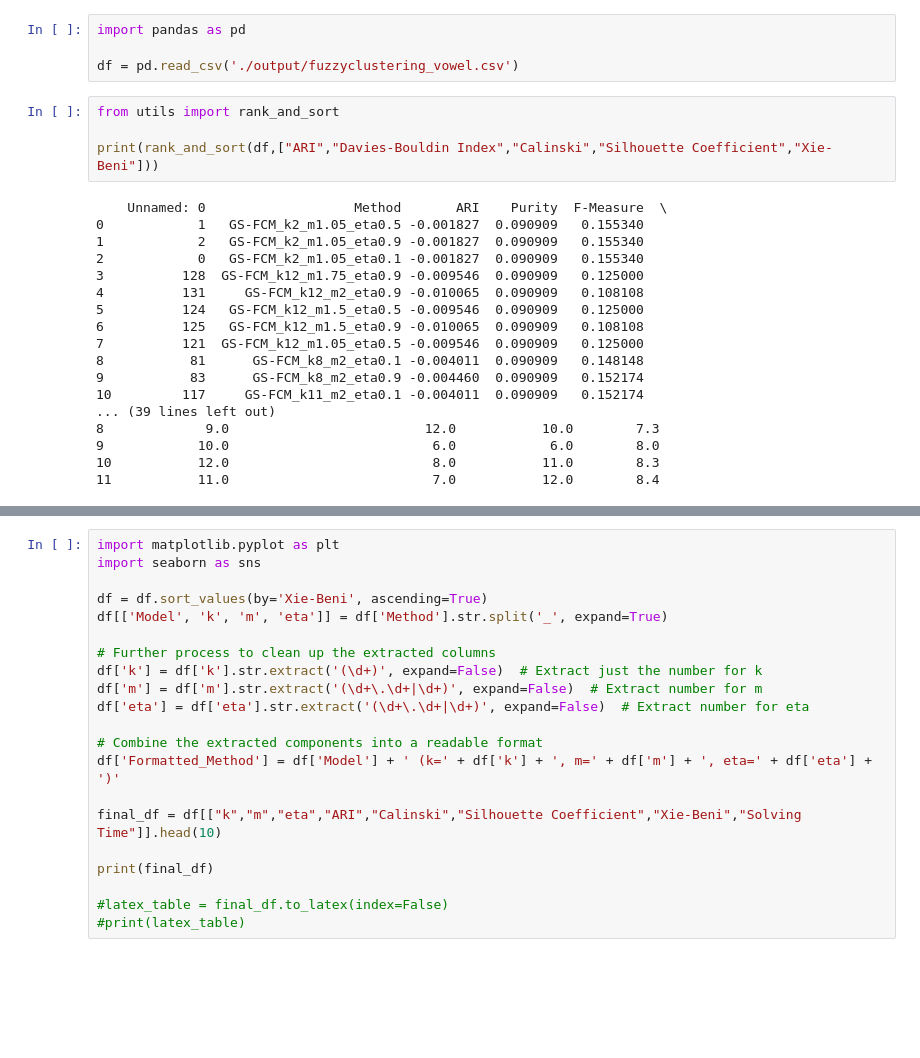
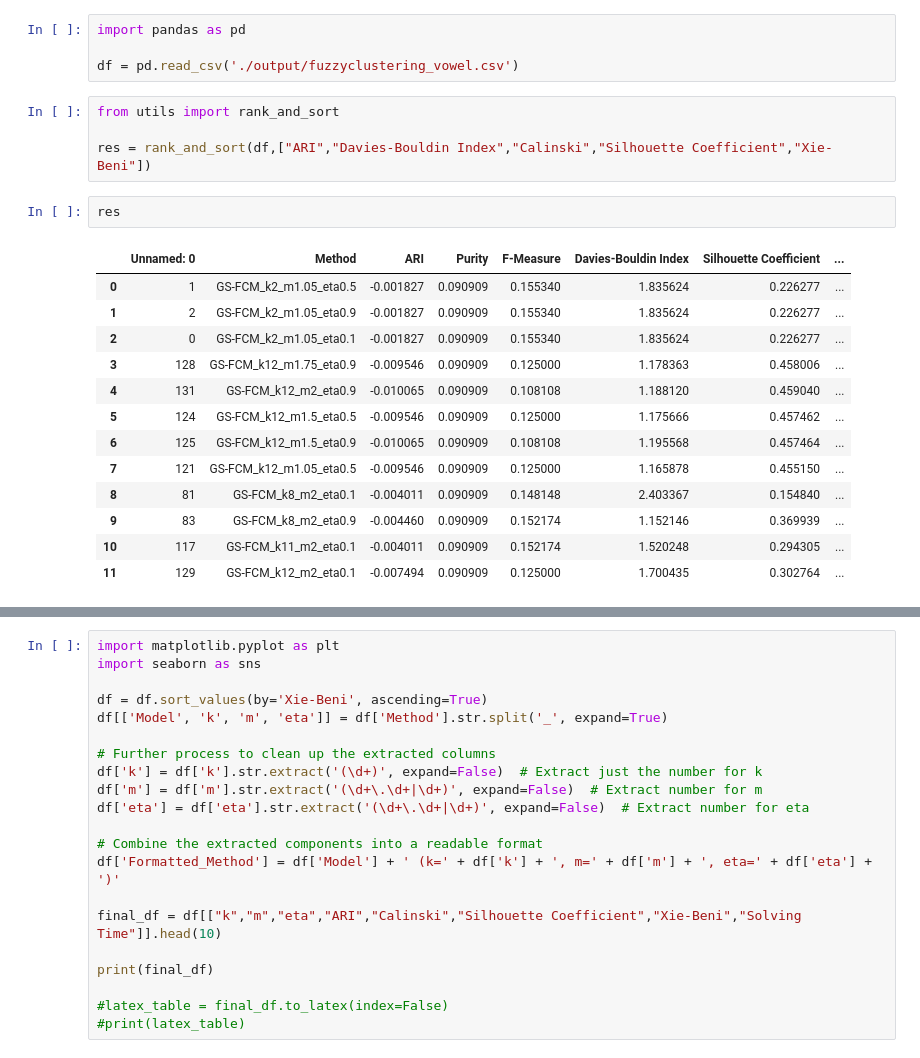
Before and after one commit to Bernat-C/Clustering-Analysis, a Jupyter notebook: testing_bernat.ipynb, the cells around one changed output, grey strips where cells are left out. Saved outputs shown, nothing was run; the diff lists cells and outputs as text; blank space fills up the shorter version.

```diff
--- a/testing_bernat.ipynb
+++ b/testing_bernat.ipynb
@@ -63,22 +63,20 @@ df = pd.read_csv('./output/fuzzyclustering_vowel.csv')
 # %%
 from utils import rank_and_sort
 
-print(rank_and_sort(df,["ARI","Davies-Bouldin Index","Calinski","Silhouette Coefficient","Xie-Beni"]))
+res = rank_and_sort(df,["ARI","Davies-Bouldin Index","Calinski","Silhouette Coefficient","Xie-Beni"])
-# %% [output]
-    Unnamed: 0                   Method       ARI    Purity  F-Measure  \
-0            1   GS-FCM_k2_m1.05_eta0.5 -0.001827  0.090909   0.155340
-1            2   GS-FCM_k2_m1.05_eta0.9 -0.001827  0.090909   0.155340
-2            0   GS-FCM_k2_m1.05_eta0.1 -0.001827  0.090909   0.155340
-3          128  GS-FCM_k12_m1.75_eta0.9 -0.009546  0.090909   0.125000
-4          131     GS-FCM_k12_m2_eta0.9 -0.010065  0.090909   0.108108
-5          124   GS-FCM_k12_m1.5_eta0.5 -0.009546  0.090909   0.125000
-6          125   GS-FCM_k12_m1.5_eta0.9 -0.010065  0.090909   0.108108
-7          121  GS-FCM_k12_m1.05_eta0.5 -0.009546  0.090909   0.125000
-8           81      GS-FCM_k8_m2_eta0.1 -0.004011  0.090909   0.148148
-9           83      GS-FCM_k8_m2_eta0.9 -0.004460  0.090909   0.152174
-10         117     GS-FCM_k11_m2_eta0.1 -0.004011  0.090909   0.152174
-... (39 lines left out)
-8             9.0                         12.0           10.0        7.3
-9            10.0                          6.0            6.0        8.0
-10           12.0                          8.0           11.0        8.3
-11           11.0                          7.0           12.0        8.4
+# %%
+res
+# %% [output]
+|  | Unnamed: 0 | Method | ARI | Purity | F-Measure | Davies-Bouldin Index | Silhouette Coefficient | ... |
+| 0 | 1 | GS-FCM_k2_m1.05_eta0.5 | -0.001827 | 0.090909 | 0.155340 | 1.835624 | 0.226277 | ... |
+| 1 | 2 | GS-FCM_k2_m1.05_eta0.9 | -0.001827 | 0.090909 | 0.155340 | 1.835624 | 0.226277 | ... |
+| 2 | 0 | GS-FCM_k2_m1.05_eta0.1 | -0.001827 | 0.090909 | 0.155340 | 1.835624 | 0.226277 | ... |
+| 3 | 128 | GS-FCM_k12_m1.75_eta0.9 | -0.009546 | 0.090909 | 0.125000 | 1.178363 | 0.458006 | ... |
+| 4 | 131 | GS-FCM_k12_m2_eta0.9 | -0.010065 | 0.090909 | 0.108108 | 1.188120 | 0.459040 | ... |
+| 5 | 124 | GS-FCM_k12_m1.5_eta0.5 | -0.009546 | 0.090909 | 0.125000 | 1.175666 | 0.457462 | ... |
+| 6 | 125 | GS-FCM_k12_m1.5_eta0.9 | -0.010065 | 0.090909 | 0.108108 | 1.195568 | 0.457464 | ... |
+| 7 | 121 | GS-FCM_k12_m1.05_eta0.5 | -0.009546 | 0.090909 | 0.125000 | 1.165878 | 0.455150 | ... |
+| 8 | 81 | GS-FCM_k8_m2_eta0.1 | -0.004011 | 0.090909 | 0.148148 | 2.403367 | 0.154840 | ... |
+| 9 | 83 | GS-FCM_k8_m2_eta0.9 | -0.004460 | 0.090909 | 0.152174 | 1.152146 | 0.369939 | ... |
+| 10 | 117 | GS-FCM_k11_m2_eta0.1 | -0.004011 | 0.090909 | 0.152174 | 1.520248 | 0.294305 | ... |
+| 11 | 129 | GS-FCM_k12_m2_eta0.1 | -0.007494 | 0.090909 | 0.125000 | 1.700435 | 0.302764 | ... |
```
Also changed, not shown: parts of 3 cells of this notebook, 1 other file.
